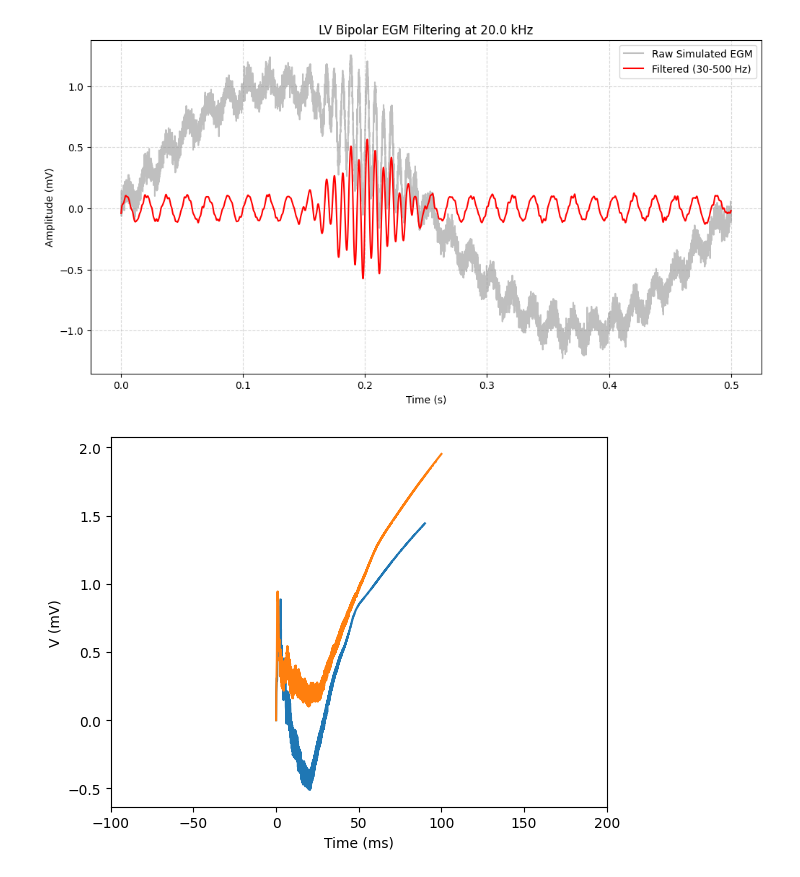
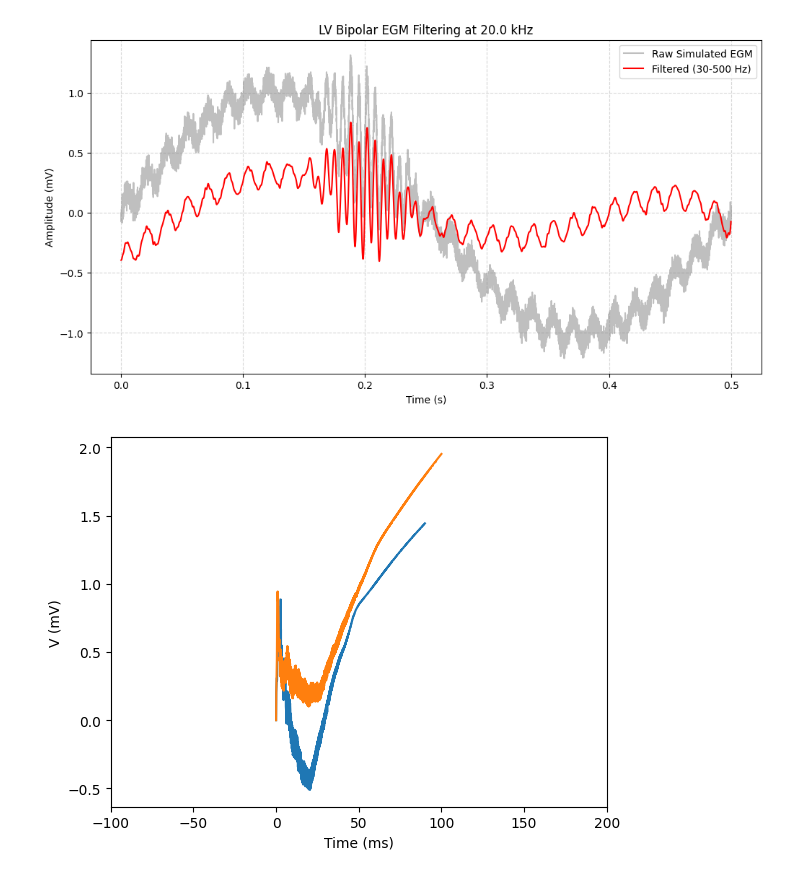
Before and after one commit to finitewave/Finitewave, a Jupyter notebook: Tutorials/LeadField.ipynb, the cells around one changed output. Saved outputs shown, nothing was run; the diff lists cells and outputs as text; code cells hidden in the pictures.

```diff
--- a/Tutorials/LeadField.ipynb
+++ b/Tutorials/LeadField.ipynb
@@ -254,7 +334,7 @@ def apply_bi_egm_filter(data, fs=20000):
     Uses SOS (Second-Order Sections) for stability at high sampling rates.
     """
     # 1. Define Filter Parameters
-    low_cut = 30.0   # Hz
+    low_cut = 2.0   # Hz
     high_cut = 500.0 # Hz
     order = 4        # 4th order filter
 
@@ -267,34 +347,34 @@ def apply_bi_egm_filter(data, fs=20000):
     filtered_signal = sosfiltfilt(sos, data)
 
     return filtered_signal
 
 # --- Example Usage ---
 fs = 20000
 duration = 0.5  # seconds
 t = np.linspace(0, duration, int(fs * duration), endpoint=False)
 
 # Simulated biEGM: Low freq (drift) + 150Hz signal + 60Hz hum + noise
 raw_signal = (np.sin(2 * np.pi * 2 * t) +              # Baseline drift (2Hz)
               0.5 * np.exp(-1000 * (t - 0.2)**2) * # Sharp EGM deflection
               np.sin(2 * np.pi * 150 * t) +             # EGM frequency content
               0.1 * np.sin(2 * np.pi * 60 * t) +        # Power line noise (60Hz)
               0.05 * np.random.normal(size=t.shape))    # Electronic noise
 
 # Apply the filter
 cleaned_egm = apply_bi_egm_filter(raw_signal, fs)
 
 # --- Plotting ---
 plt.figure(figsize=(12, 6))
 plt.plot(t, raw_signal, label='Raw Simulated EGM', alpha=0.5, color='gray')
 plt.plot(t, cleaned_egm, label='Filtered (30-500 Hz)', color='red', linewidth=1.5)
 plt.title(f"LV Bipolar EGM Filtering at {fs/1000} kHz")
 plt.xlabel("Time (s)")
 plt.ylabel("Amplitude (mV)")
 plt.legend()
 plt.grid(True, which='both', linestyle='--', alpha=0.5)
 plt.show()
 # %% [output]
-[figure, old version]
+[figure, new version]
 # %%
 for density, egm in zip(densities, egms[-2:]):
     times = np.arange(len(egm)) * 10 * simulation.dt
```
Also changed, not shown: parts of 10 cells of this notebook, 26 other files.
